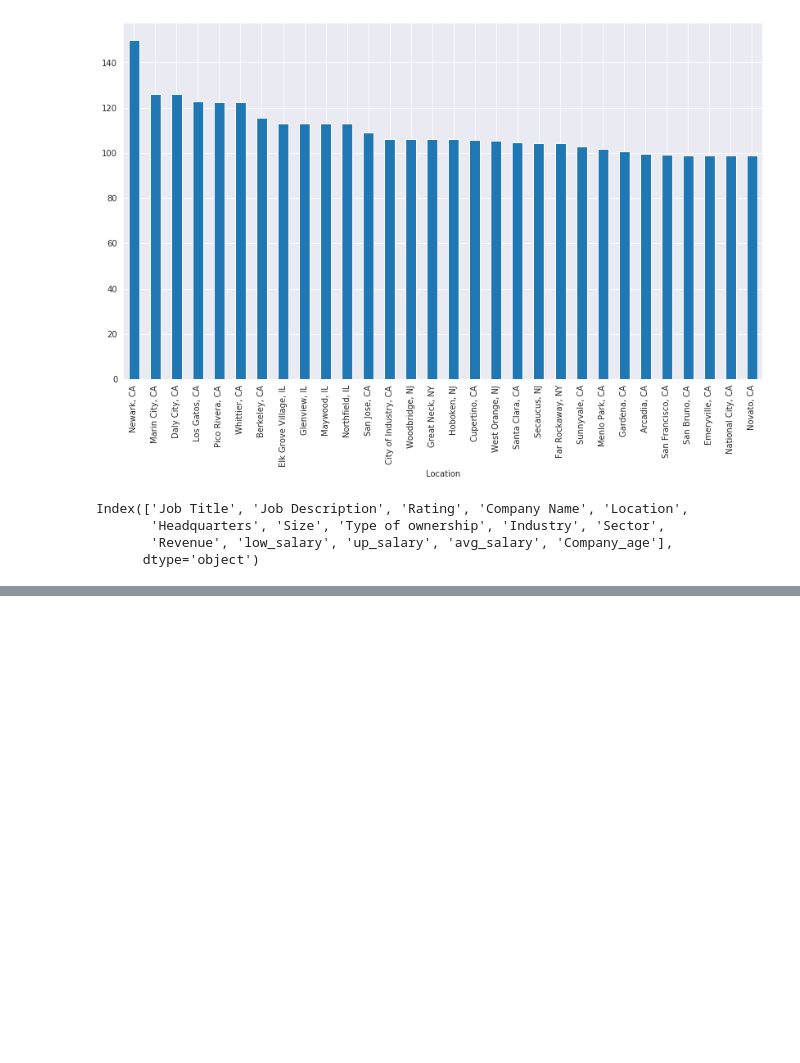
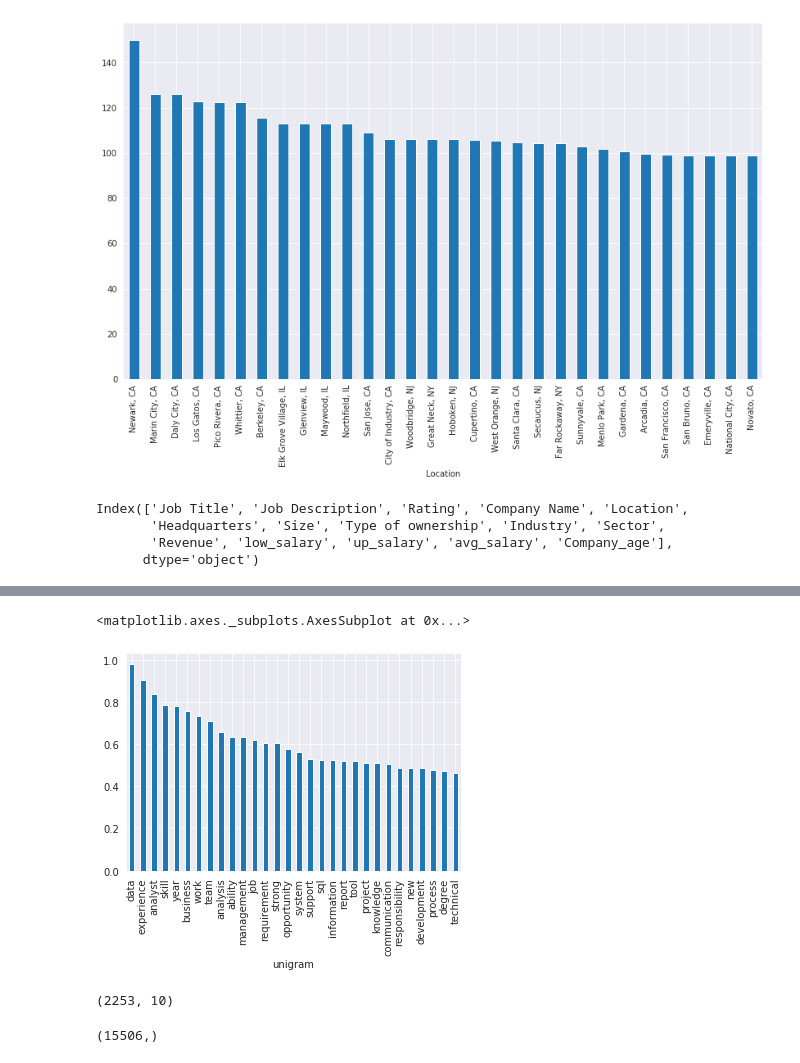
Before and after one commit to nabanitarimpi/Job-post-analysis, a Jupyter notebook: job_posting.ipynb, the cells around one changed output, grey strips where cells are left out. Drawn from its saved outputs; the diff is of its cells as text; code cells hidden in the pictures; blank space fills up the shorter version.

```diff
--- a/job_posting.ipynb
+++ b/job_posting.ipynb
@@ -492,0 +514,3 @@ final_list = list(lemm_token_list)
+# %%
+count_vect = CountVectorizer(ngram_range=(1,1)).fit(df['cleaned_description'])
+df_matrix = count_vect.transform(df['cleaned_description'])
@@ -492,0 +552,21 @@ final_list = list(lemm_token_list)
+# %%
+# get top 10 unigrams
+
+def top_n_unigram(document, n):
+
+    count_vect = CountVectorizer(ngram_range=(1,1))
+    dt_matrix = count_vect.fit_transform(document)
+
+    word_freq = dt_matrix.sum(axis=0)/df_matrix.shape[0]
+    word_freq_list = [(word, word_freq[0, index]) for word, index in count_vect.vocabulary_.items()]
+    word_freq_list = sorted(word_freq_list, key=lambda x:x[1], reverse=True)
+
+    return word_freq_list[:n]
+# %%
+top_unigrams = top_n_unigram(df['cleaned_description'], 30)
+df2 = pd.DataFrame(top_unigrams, columns = ['unigram' , 'count'])
+df2.set_index('unigram', inplace=True)
+df2['count'].plot(kind='bar')
+# %% [output]
+<matplotlib.axes._subplots.AxesSubplot at 0x...>
+[figure, added]
@@ -492,0 +576,4 @@ final_list = list(lemm_token_list)
+# %%
+new_mat.shape
+# %% [output]
+(2253, 10)
@@ -492,0 +584,4 @@ final_list = list(lemm_token_list)
+# %%
+keywords.shape
+# %% [output]
+(15506,)
```
Also changed, not shown: parts of 22 cells of this notebook.
